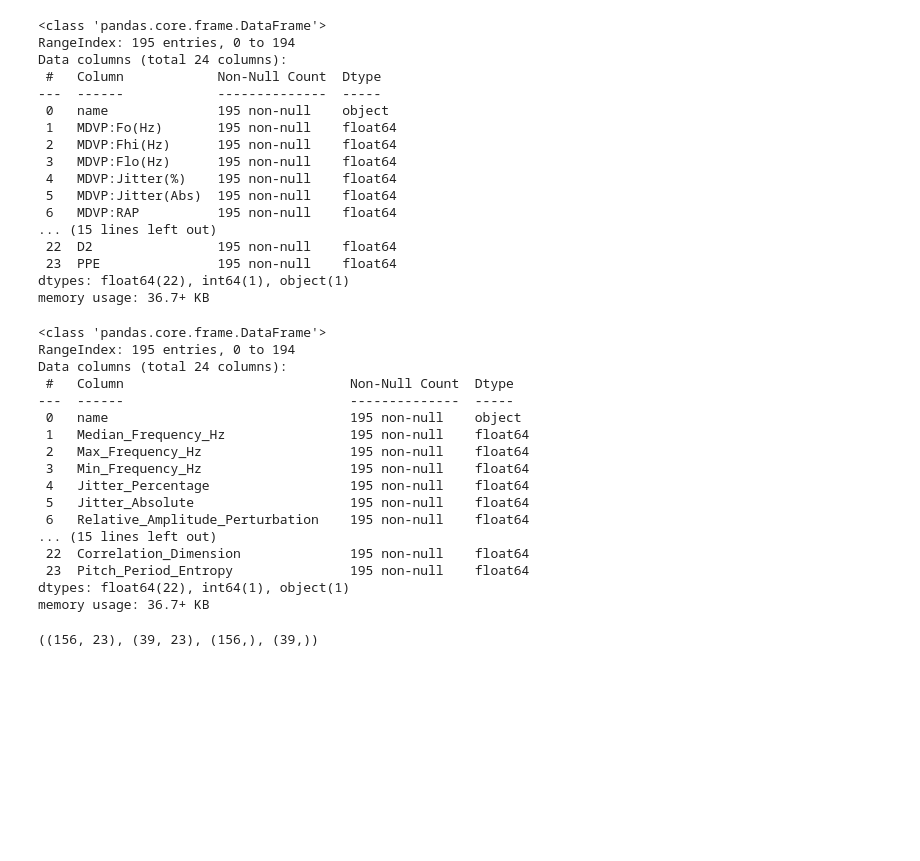
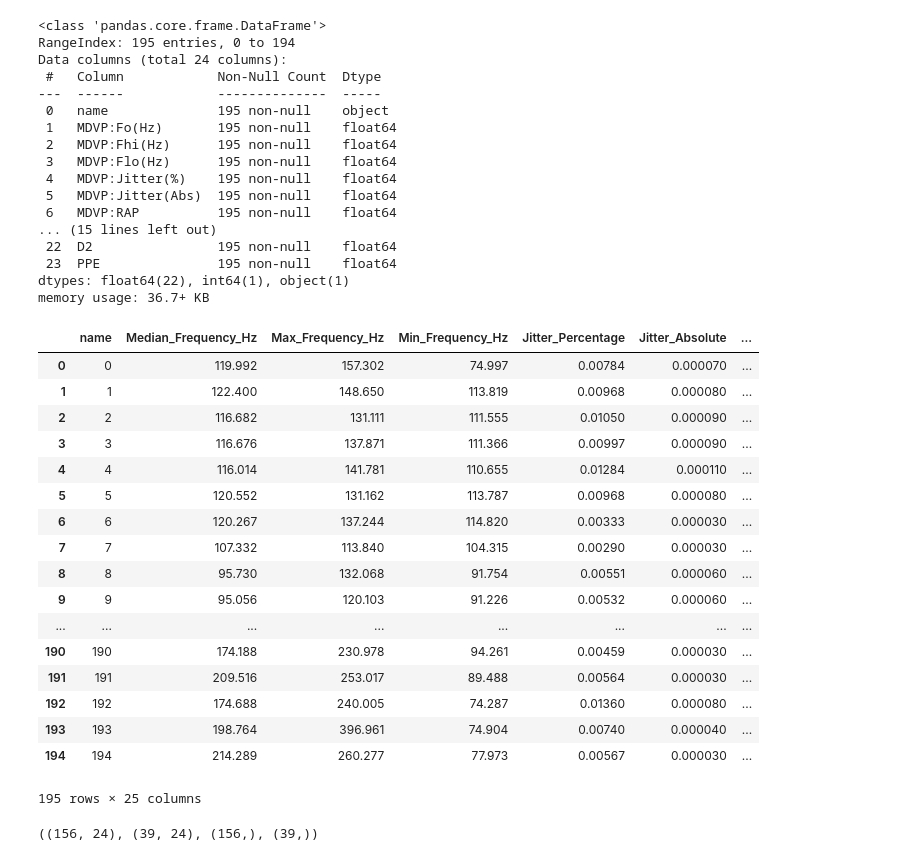
Before and after one commit to Hemanthk408/Multiple-Disease-Prediction-Using-ML, a Jupyter notebook: Multiple_Disease_Prediction.ipynb, the cells around one changed output. Drawn from its saved outputs; the diff is of its cells as text; code cells hidden in the pictures; blank space fills up the shorter version.

```diff
--- a/Multiple_Disease_Prediction.ipynb
+++ b/Multiple_Disease_Prediction.ipynb
@@ -707,26 +657,33 @@ new_column_names = {
 
 # Rename columns
 df3.rename(columns=new_column_names, inplace=True)
+# %%
+from sklearn.preprocessing import LabelEncoder
+
+# Encode names into numeric values
+encoder = LabelEncoder()
+df3['name'] = encoder.fit_transform(df3['name'])
 # %%
-df3.info()
+df3
 # %% [output]
+|  | name | Median_Frequency_Hz | Max_Frequency_Hz | Min_Frequency_Hz | Jitter_Percentage | Jitter_Absolute | ... |
+| 0 | 0 | 119.992 | 157.302 | 74.997 | 0.00784 | 0.000070 | ... |
+| 1 | 1 | 122.400 | 148.650 | 113.819 | 0.00968 | 0.000080 | ... |
+| 2 | 2 | 116.682 | 131.111 | 111.555 | 0.01050 | 0.000090 | ... |
+| 3 | 3 | 116.676 | 137.871 | 111.366 | 0.00997 | 0.000090 | ... |
+| 4 | 4 | 116.014 | 141.781 | 110.655 | 0.01284 | 0.000110 | ... |
+| 5 | 5 | 120.552 | 131.162 | 113.787 | 0.00968 | 0.000080 | ... |
+| 6 | 6 | 120.267 | 137.244 | 114.820 | 0.00333 | 0.000030 | ... |
+| 7 | 7 | 107.332 | 113.840 | 104.315 | 0.00290 | 0.000030 | ... |
+| 8 | 8 | 95.730 | 132.068 | 91.754 | 0.00551 | 0.000060 | ... |
+| 9 | 9 | 95.056 | 120.103 | 91.226 | 0.00532 | 0.000060 | ... |
+| ... | ... | ... | ... | ... | ... | ... | ... |
+| 190 | 190 | 174.188 | 230.978 | 94.261 | 0.00459 | 0.000030 | ... |
+| 191 | 191 | 209.516 | 253.017 | 89.488 | 0.00564 | 0.000030 | ... |
+| 192 | 192 | 174.688 | 240.005 | 74.287 | 0.01360 | 0.000080 | ... |
+| 193 | 193 | 198.764 | 396.961 | 74.904 | 0.00740 | 0.000040 | ... |
+| 194 | 194 | 214.289 | 260.277 | 77.973 | 0.00567 | 0.000030 | ... |
-<class 'pandas.core.frame.DataFrame'>
-RangeIndex: 195 entries, 0 to 194
-Data columns (total 24 columns):
- #   Column                             Non-Null Count  Dtype
----  ------                             --------------  -----
- 0   name                               195 non-null    object
- 1   Median_Frequency_Hz                195 non-null    float64
- 2   Max_Frequency_Hz                   195 non-null    float64
- 3   Min_Frequency_Hz                   195 non-null    float64
- 4   Jitter_Percentage                  195 non-null    float64
- 5   Jitter_Absolute                    195 non-null    float64
- 6   Relative_Amplitude_Perturbation    195 non-null    float64
-... (15 lines left out)
- 22  Correlation_Dimension              195 non-null    float64
- 23  Pitch_Period_Entropy               195 non-null    float64
-dtypes: float64(22), int64(1), object(1)
-memory usage: 36.7+ KB
+195 rows × 25 columns
 # %%
 c = df3.drop(['Parkinson_Status'], axis=1)
 d = df3['Parkinson_Status']
@@ -735,7 +692,7 @@ from sklearn.model_selection import train_test_split
 c_train,c_test,d_train,d_test=train_test_split(c,d,test_size=0.2)
 c_train.shape,c_test.shape,d_train.shape,d_test.shape
 # %% [output]
-((156, 23), (39, 23), (156,), (39,))
+((156, 24), (39, 24), (156,), (39,))
 # %%
 from sklearn.tree import DecisionTreeClassifier
 model=DecisionTreeClassifier().fit(c_train,d_train)
```
Also changed, not shown: parts of 49 cells of this notebook.
